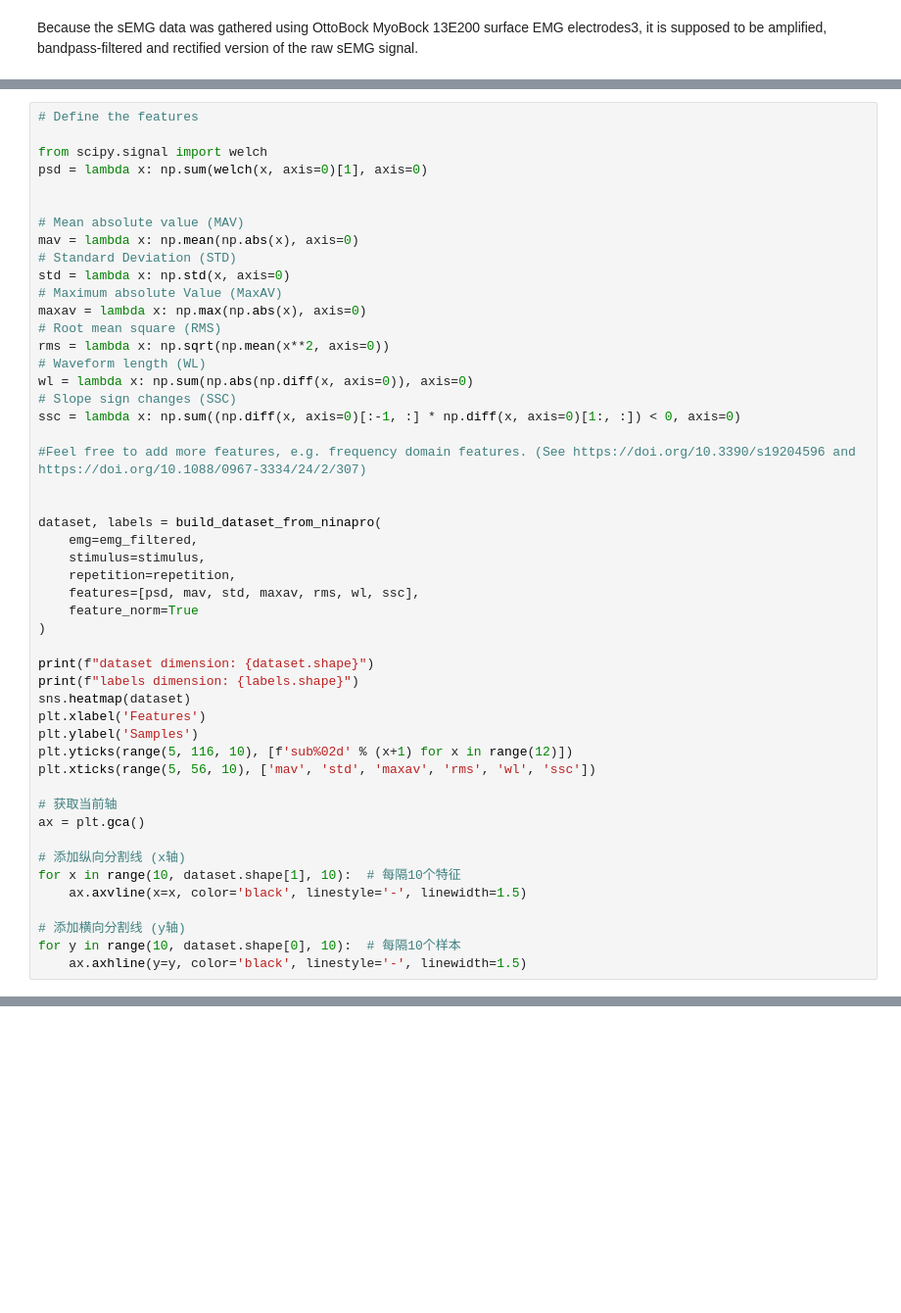
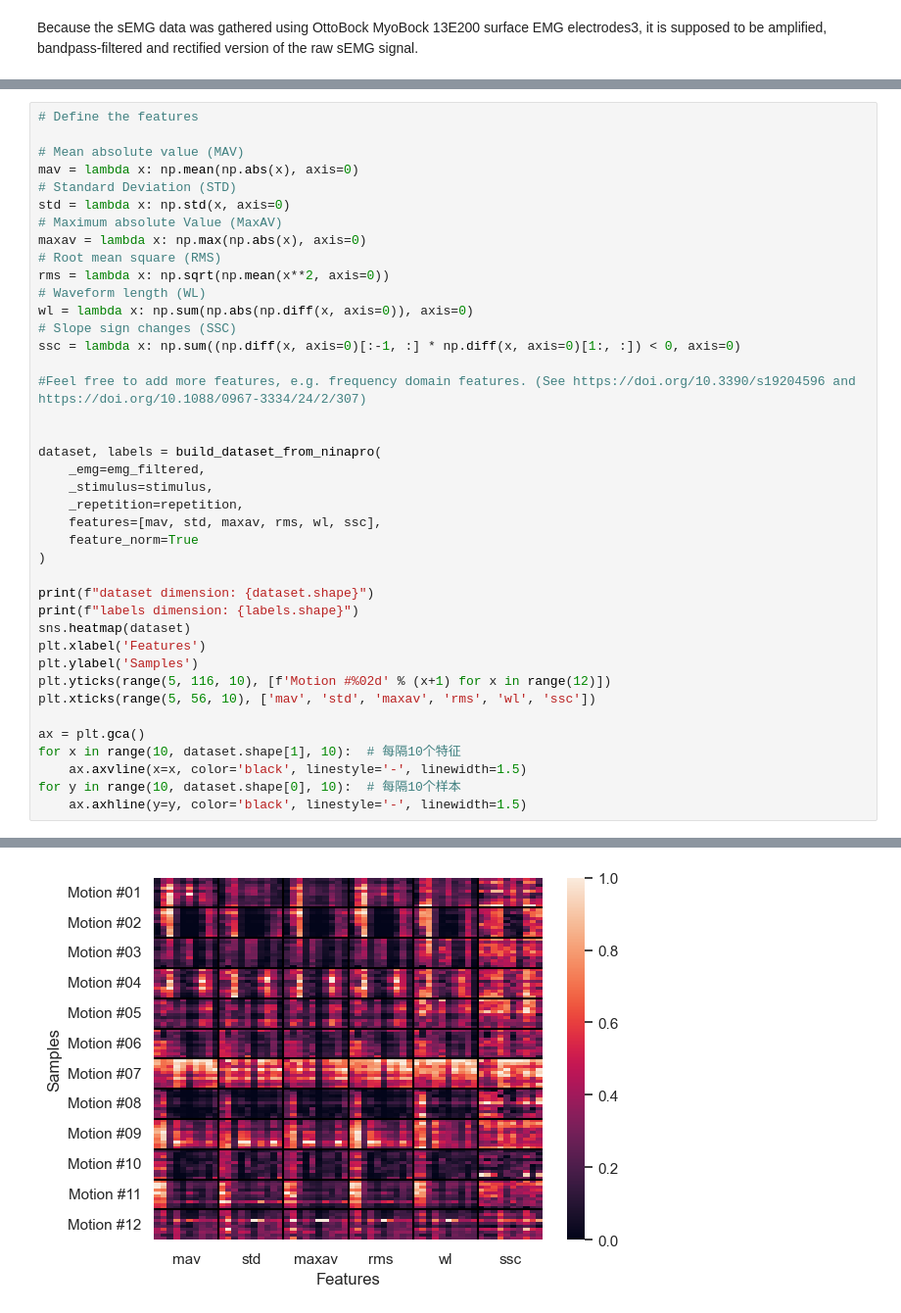
Before and after one commit to YuanshengZhou309/NSSP_Project2, a Jupyter notebook: Miniproject2-Part1-2.ipynb, the cells around one changed output, grey strips where cells are left out. Shown at 98% size. Drawn from its saved outputs; the diff is of its cells as text; blank space fills up the shorter version.

```diff
--- a/Miniproject2-Part1-2.ipynb
+++ b/Miniproject2-Part1-2.ipynb
@@ -262,9 +269,5 @@ def build_dataset_from_ninapro(emg, stimulus, repetition, features=None, feature
 # %%
 # Define the features
-
-from scipy.signal import welch
-psd = lambda x: np.sum(welch(x, axis=0)[1], axis=0)
-
 
 # Mean absolute value (MAV)
 mav = lambda x: np.mean(np.abs(x), axis=0)
@@ -283,10 +286,10 @@ ssc = lambda x: np.sum((np.diff(x, axis=0)[:-1, :] * np.diff(x, axis=0)[1:, :])
 
 
 dataset, labels = build_dataset_from_ninapro(
-    emg=emg_filtered,
-    stimulus=stimulus,
-    repetition=repetition,
-    features=[psd, mav, std, maxav, rms, wl, ssc],
+    _emg=emg_filtered,
+    _stimulus=stimulus,
+    _repetition=repetition,
+    features=[mav, std, maxav, rms, wl, ssc],
     feature_norm=True
 )
 
@@ -295,16 +298,12 @@ print(f"labels dimension: {labels.shape}")
 sns.heatmap(dataset)
 plt.xlabel('Features')
 plt.ylabel('Samples')
-plt.yticks(range(5, 116, 10), [f'sub%02d' % (x+1) for x in range(12)])
+plt.yticks(range(5, 116, 10), [f'Motion #%02d' % (x+1) for x in range(12)])
 plt.xticks(range(5, 56, 10), ['mav', 'std', 'maxav', 'rms', 'wl', 'ssc'])
 
-# 获取当前轴
 ax = plt.gca()
-
-# 添加纵向分割线 (x轴)
 for x in range(10, dataset.shape[1], 10):  # 每隔10个特征
     ax.axvline(x=x, color='black', linestyle='-', linewidth=1.5)
-
-# 添加横向分割线 (y轴)
 for y in range(10, dataset.shape[0], 10):  # 每隔10个样本
     ax.axhline(y=y, color='black', linestyle='-', linewidth=1.5)
+# %% [output]
@@ -311 +312,2 @@ for y in range(10, dataset.shape[0], 10):  # 每隔10个样本
+[figure, added]
 # %% [markdown]
```
Also changed, not shown: parts of 30 cells of this notebook.
